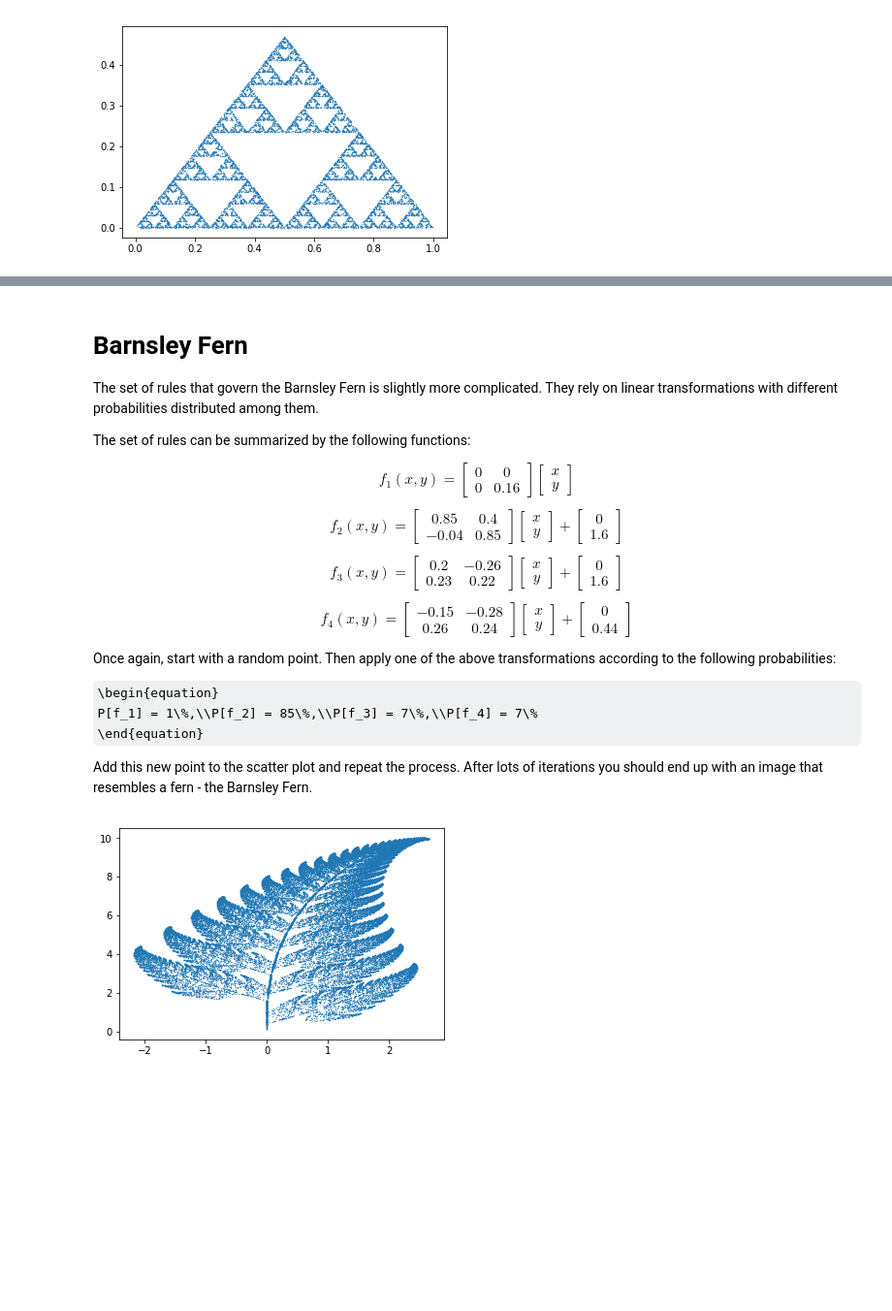
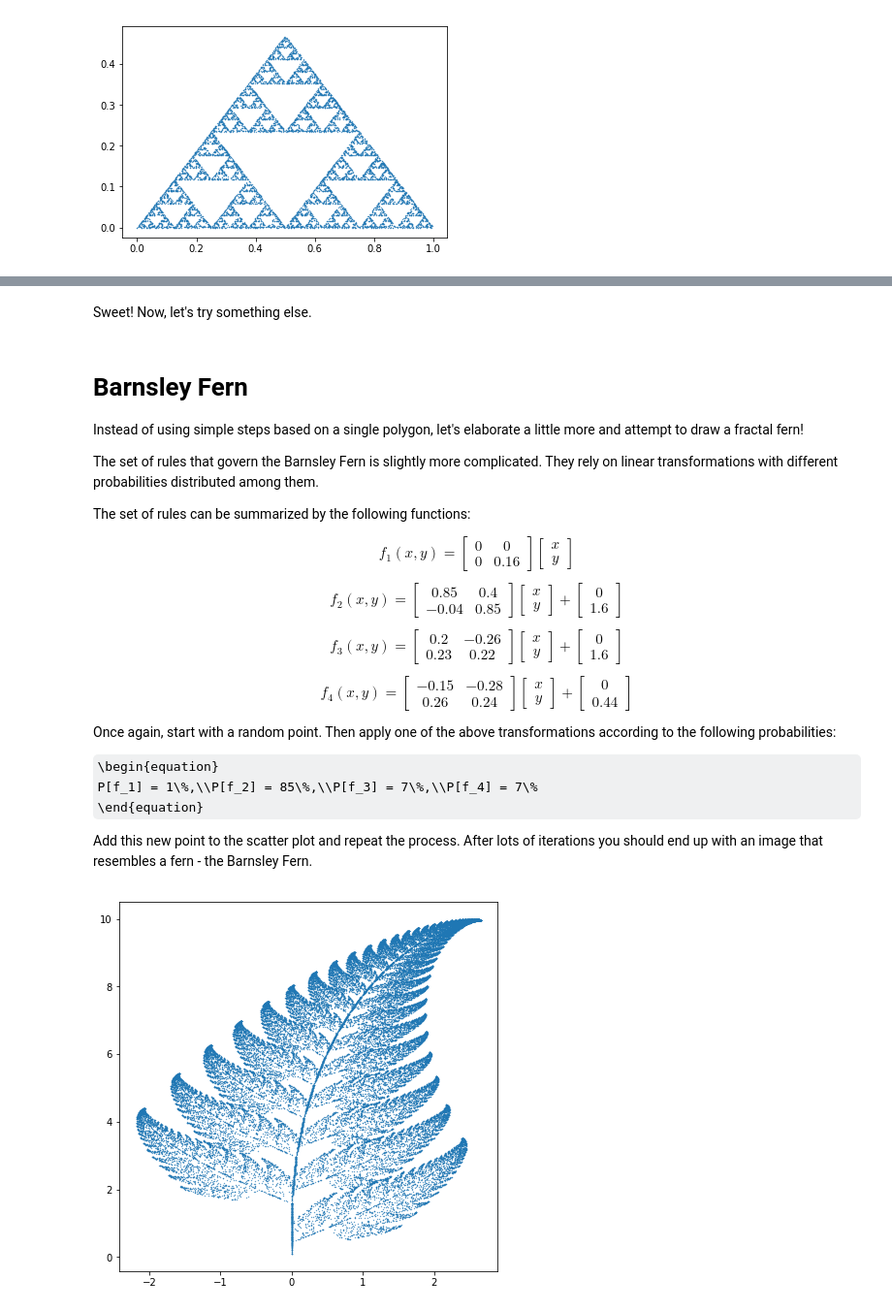
Before and after one commit to GuilhermeFreire/attractors, a Jupyter notebook: attractors.ipynb, the cells around one changed output, grey strips where cells are left out. Shown at 97% size. Cells and saved outputs as stored; diff of their text form; code cells hidden in the pictures; some formulas as TeX source; blank space fills up the shorter version.

```diff
--- a/attractors.ipynb
+++ b/attractors.ipynb
@@ -50,5 +136,9 @@ plt.show()
+# %% [markdown]
+Sweet! Now, let's try something else.
 # %% [markdown]
 # Barnsley Fern
+
+Instead of using simple steps based on a single polygon, let's elaborate a little more and attempt to draw a fractal fern!
 
 The set of rules that govern the Barnsley Fern is slightly more complicated. They rely on linear transformations with different probabilities distributed among them.
 
@@ -158,10 +248,11 @@ def gen_fern(iterations):
 # %%
 barnsley_fern = gen_fern(50000)
 
 X = barnsley_fern[:, 0]
 Y = barnsley_fern[:, 1]
 
+plt.figure(figsize=(7,7))
 plt.scatter(X, Y, s=0.1)
 plt.show()
 # %% [output]
-[figure, old version]
+[figure, new version]
```
Also changed, not shown: parts of 10 cells of this notebook.
